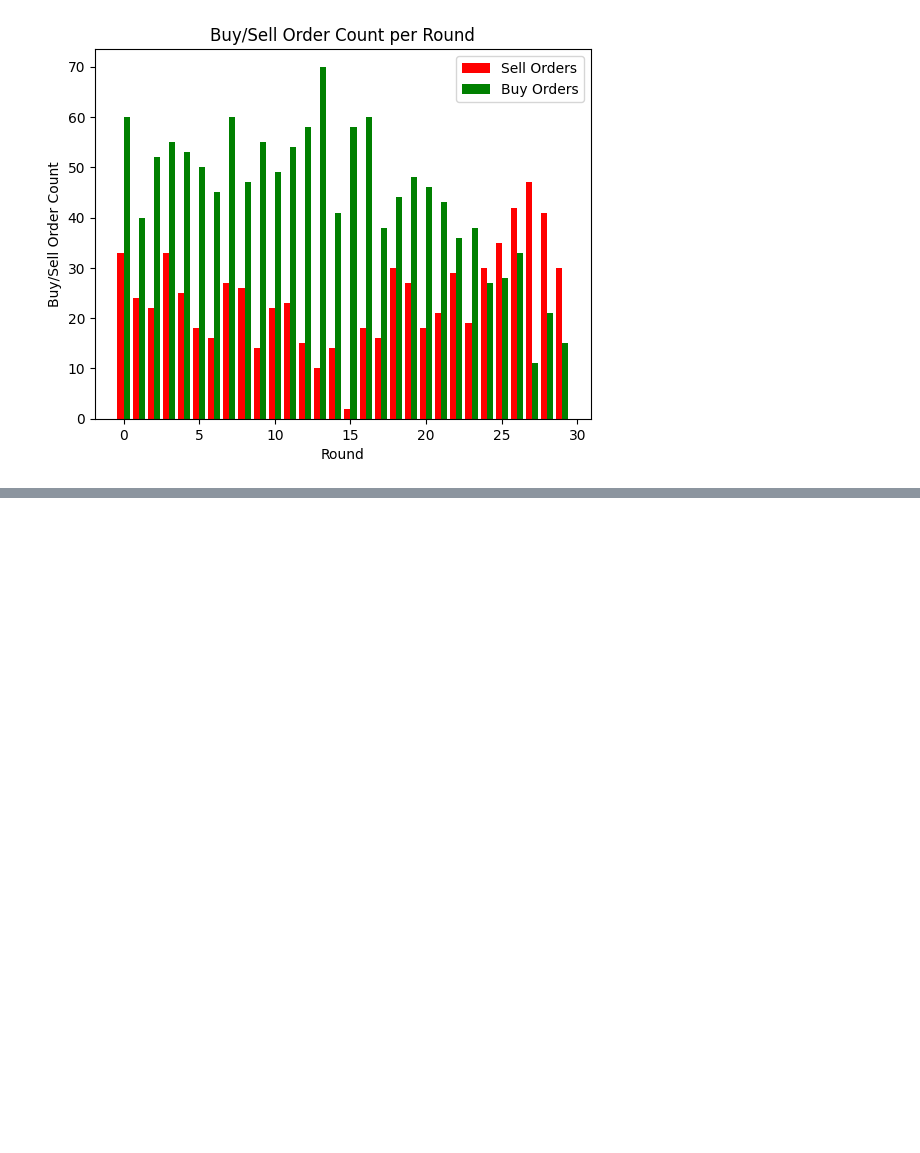
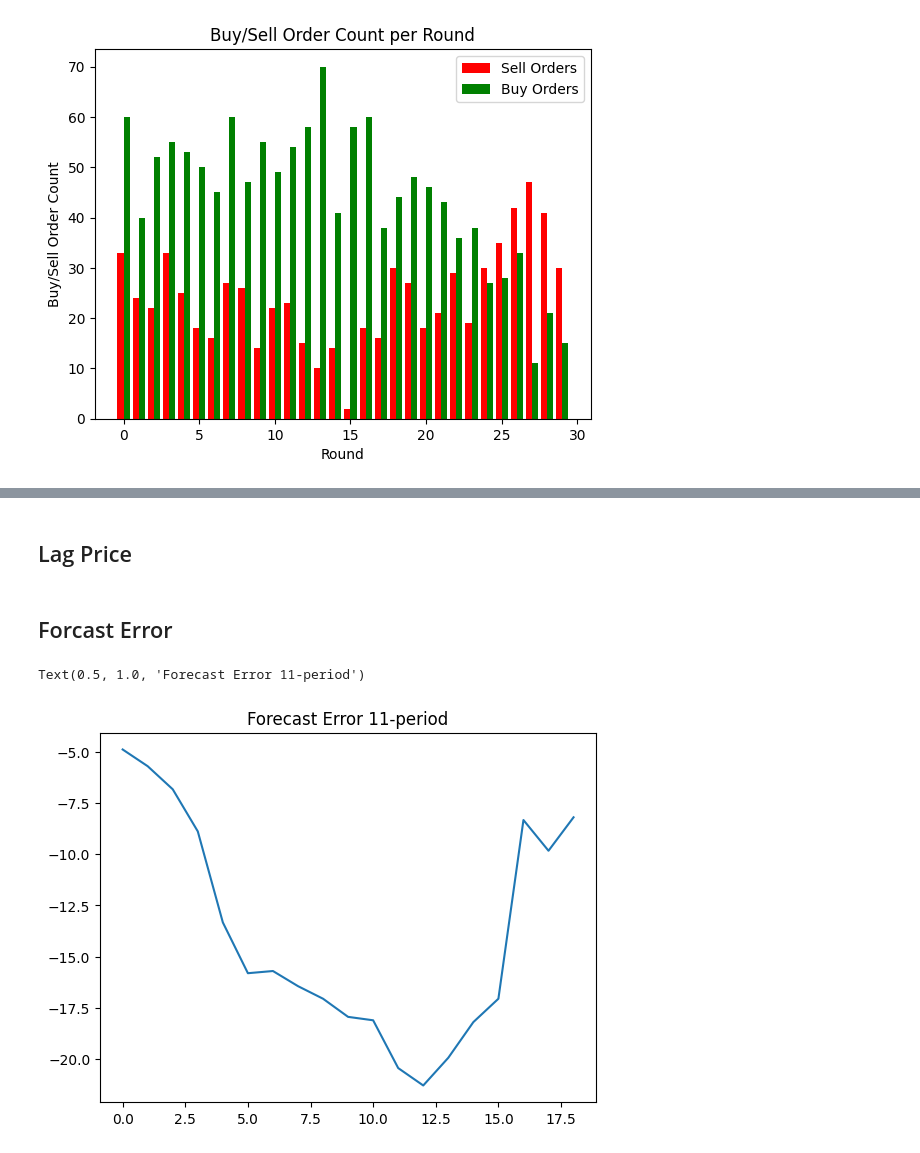
Before and after one commit to smojha/bot_swap, a Jupyter notebook: Code/Basic_Behavioral/Rough/Basic_ML_Rough.ipynb, the cells around one changed output, grey strips where cells are left out. Drawn from its saved outputs; the diff is of its cells as text; code cells hidden in the pictures; blank space fills up the shorter version.

```diff
--- a/Code/Basic_Behavioral/Rough/Basic_ML_Rough.ipynb
+++ b/Code/Basic_Behavioral/Rough/Basic_ML_Rough.ipynb
@@ -49,6 +49,13 @@ for round in np.unique(order_data['round_number']):
     else:
         print("skipping practice round", round)
 
+#turning into numpy arrays cause its nice
+sell_orders_array = np.array(sell_orders)
+min_sell_price_array = np.array(min_sell_price)
+buy_orders_array = np.array(buy_orders)
+max_buy_price_array = np.array(max_buy_price)
+market_price_array = np.array(market_price)
+
 len(sell_orders)
 # %% [output]
 skipping practice round 1
@@ -109,0 +99,2 @@ buy_sell_diff = get_negative_inflection(buy_orders, sell_orders)
+# %% [markdown]
+## Lag Price
@@ -109,0 +157,48 @@ buy_sell_diff = get_negative_inflection(buy_orders, sell_orders)
+# %% [markdown]
+## Forcast Error
+# %%
+def get_forecast_data(round_data):
+    f1mean_forecast=[]
+    f2mean_forecast=[]
+    f3mean_forecast=[]
+    f4mean_forecast=[]
+    for i in np.unique(round_data['subsession.round_number']):
+        if i > 3:
+            r1 = round_data[round_data['subsession.round_number'] == i]
+            f1mean_forecast.append(np.mean(r1['player.f0']))
+            f2mean_forecast.append(np.mean(r1['player.f1']))
+            f3mean_forecast.append(np.mean(r1['player.f2']))
+            f4mean_forecast.append(np.mean(r1['player.f3']))
+    return [f1mean_forecast, f2mean_forecast, f3mean_forecast, f4mean_forecast]
+
+def forecast_error(round_data,market_price_array, t, m):
+    forecasts = get_forecast_data(round_data)
+    if m == 1:
+        forecast_array = forecasts[0]
+    elif m == 3:
+        forecast_array = forecasts[1]
+    elif m == 6:
+        forecast_array = forecasts[2]
+    elif m == 11:
+        forecast_array = forecasts[3]
+
+    forecast_error = forecast_array[t-m] - market_price_array[t]
+    return forecast_error
+
+def generate_forecast_error(round_data, market_price_array, m):
+    forecast_error_array = []
+    for t, price in enumerate(market_price_array):
+        if t < m:
+            error = None
+        else:
+            error = forecast_error(round_data, market_price_array, t, m)
+        forecast_error_array.append(error)
+    return forecast_error_array
+
+m = 11
+errors = generate_forecast_error(round_data, market_price_array, m)
+plt.plot(errors[m:])
+plt.title(f"Forecast Error {m}-period")
+# %% [output]
+Text(0.5, 1.0, 'Forecast Error 11-period')
+[figure, added]
```
Also changed, not shown: parts of 10 cells of this notebook.
